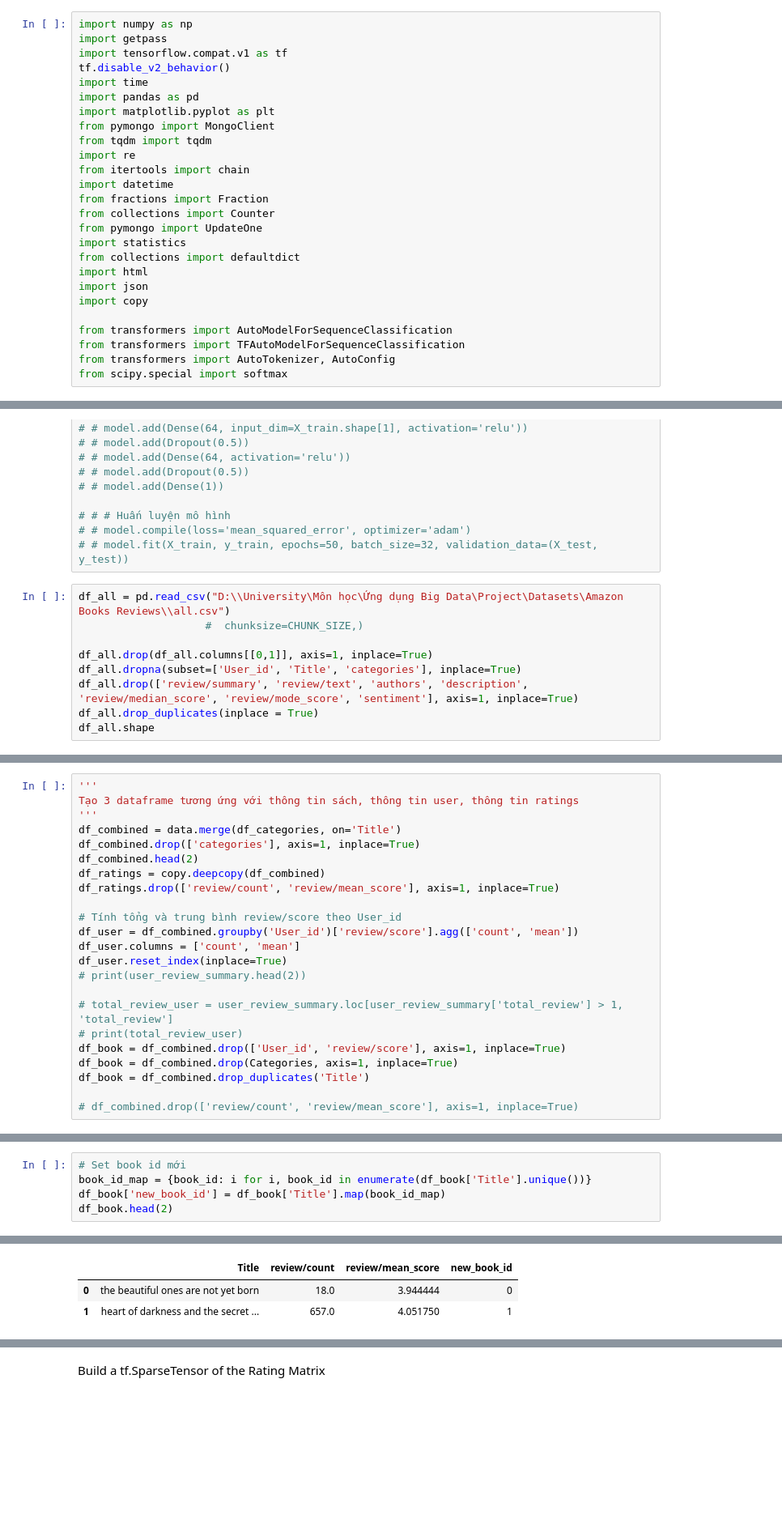
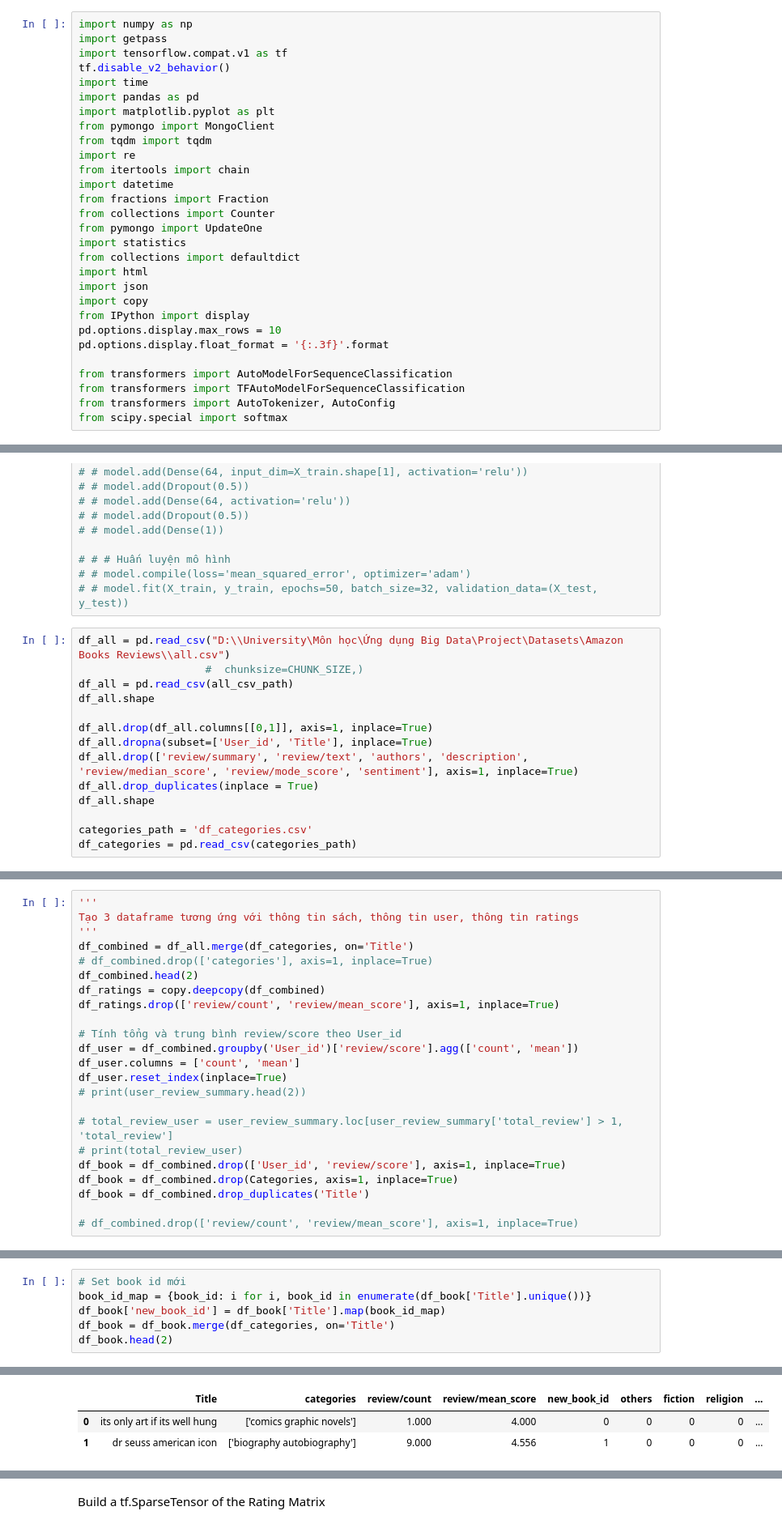
Before and after one commit to ngthiennhan2002/Amazon-Books_Reviews, a Jupyter notebook: amazon_books_reviews_2.ipynb, the cells around one changed output, grey strips where cells are left out. Shown at 81% size. Saved outputs shown, nothing was run; the diff lists cells and outputs as text; blank space fills up the shorter version.

```diff
--- a/amazon_books_reviews_2.ipynb
+++ b/amazon_books_reviews_2.ipynb
@@ -19,6 +19,9 @@ from collections import defaultdict
 import html
 import json
 import copy
+from IPython import display
+pd.options.display.max_rows = 10
+pd.options.display.float_format = '{:.3f}'.format
 
 from transformers import AutoModelForSequenceClassification
 from transformers import TFAutoModelForSequenceClassification
@@ -982,9 +994,14 @@ Get all User Ids
 # %%
 df_all = pd.read_csv("D:\\University\Môn học\Ứng dụng Big Data\Project\Datasets\Amazon Books Reviews\\all.csv")
                     #  chunksize=CHUNK_SIZE,)
+df_all = pd.read_csv(all_csv_path)
+df_all.shape
 
 df_all.drop(df_all.columns[[0,1]], axis=1, inplace=True)
-df_all.dropna(subset=['User_id', 'Title', 'categories'], inplace=True)
+df_all.dropna(subset=['User_id', 'Title'], inplace=True)
 df_all.drop(['review/summary', 'review/text', 'authors', 'description', 'review/median_score', 'review/mode_score', 'sentiment'], axis=1, inplace=True)
 df_all.drop_duplicates(inplace = True)
 df_all.shape
+
+categories_path = 'df_categories.csv'
+df_categories = pd.read_csv(categories_path)
@@ -1040,8 +1075,8 @@ df_categories.head(3)
 '''
 Tạo 3 dataframe tương ứng với thông tin sách, thông tin user, thông tin ratings
 '''
-df_combined = data.merge(df_categories, on='Title')
-df_combined.drop(['categories'], axis=1, inplace=True)
+df_combined = df_all.merge(df_categories, on='Title')
+# df_combined.drop(['categories'], axis=1, inplace=True)
 df_combined.head(2)
 df_ratings = copy.deepcopy(df_combined)
 df_ratings.drop(['review/count', 'review/mean_score'], axis=1, inplace=True)
@@ -1071,14 +1106,15 @@ df_user.head(2)
 # %%
 # Set book id mới
 book_id_map = {book_id: i for i, book_id in enumerate(df_book['Title'].unique())}
 df_book['new_book_id'] = df_book['Title'].map(book_id_map)
+df_book = df_book.merge(df_categories, on='Title')
 df_book.head(2)
 # %% [output]
 A value is trying to be set on a copy of a slice from a DataFrame.
 Try using .loc[row_indexer,col_indexer] = value instead
 
 See the caveats in the documentation: https://pandas.pydata.org/pandas-docs/stable/user_guide/indexing.html#returning-a-view-versus-a-copy
   df_book['new_book_id'] = df_book['Title'].map(book_id_map)
-|  | Title | review/count | review/mean_score | new_book_id |
-| 0 | the beautiful ones are not yet born | 18.0 | 3.944444 | 0 |
-| 1 | heart of darkness and the secret ... | 657.0 | 4.051750 | 1 |
+|  | Title | categories | review/count | review/mean_score | new_book_id | others | fiction | religion | ... |
+| 0 | its only art if its well hung | ['comics graphic novels'] | 1.000 | 4.000 | 0 | 0 | 0 | 0 | ... |
+| 1 | dr seuss american icon | ['biography autobiography'] | 9.000 | 4.556 | 1 | 0 | 0 | 0 | ... |
```
Also changed, not shown: parts of 32 cells of this notebook, 1 other file.
